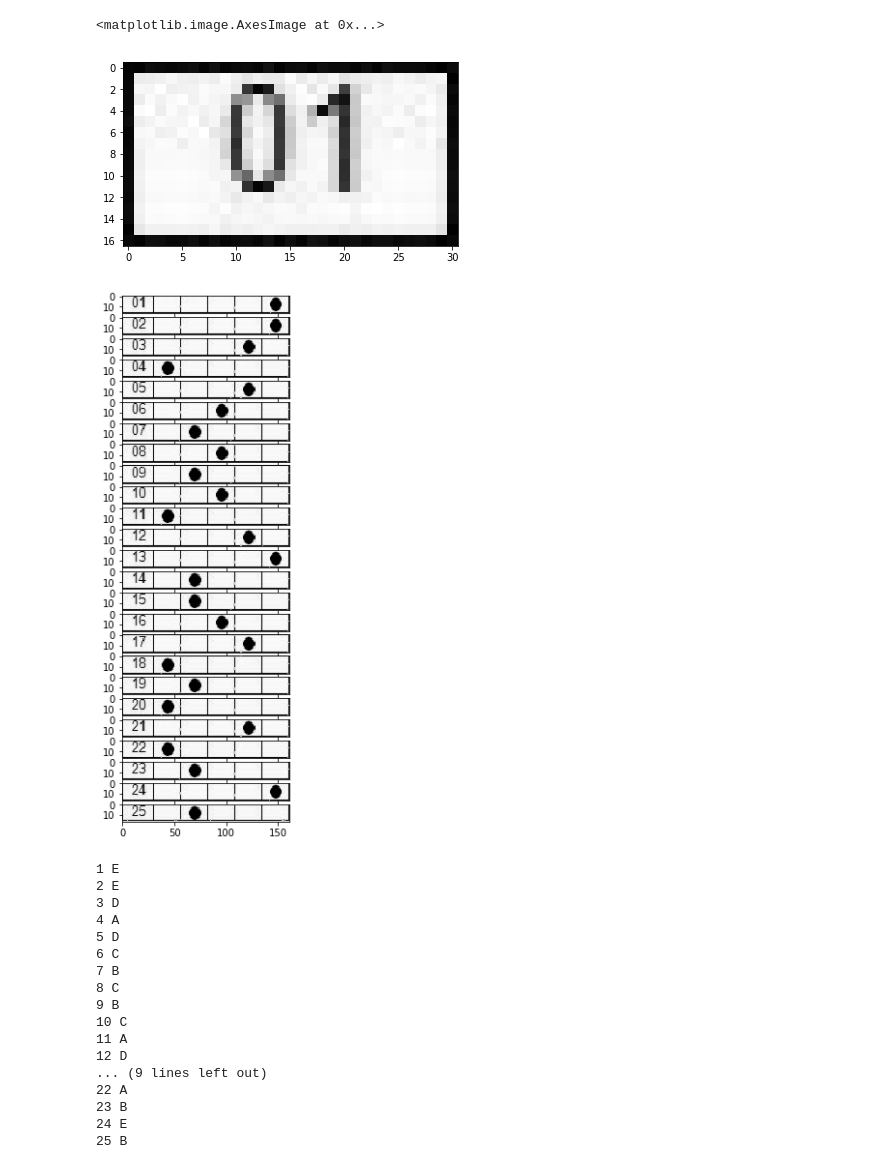
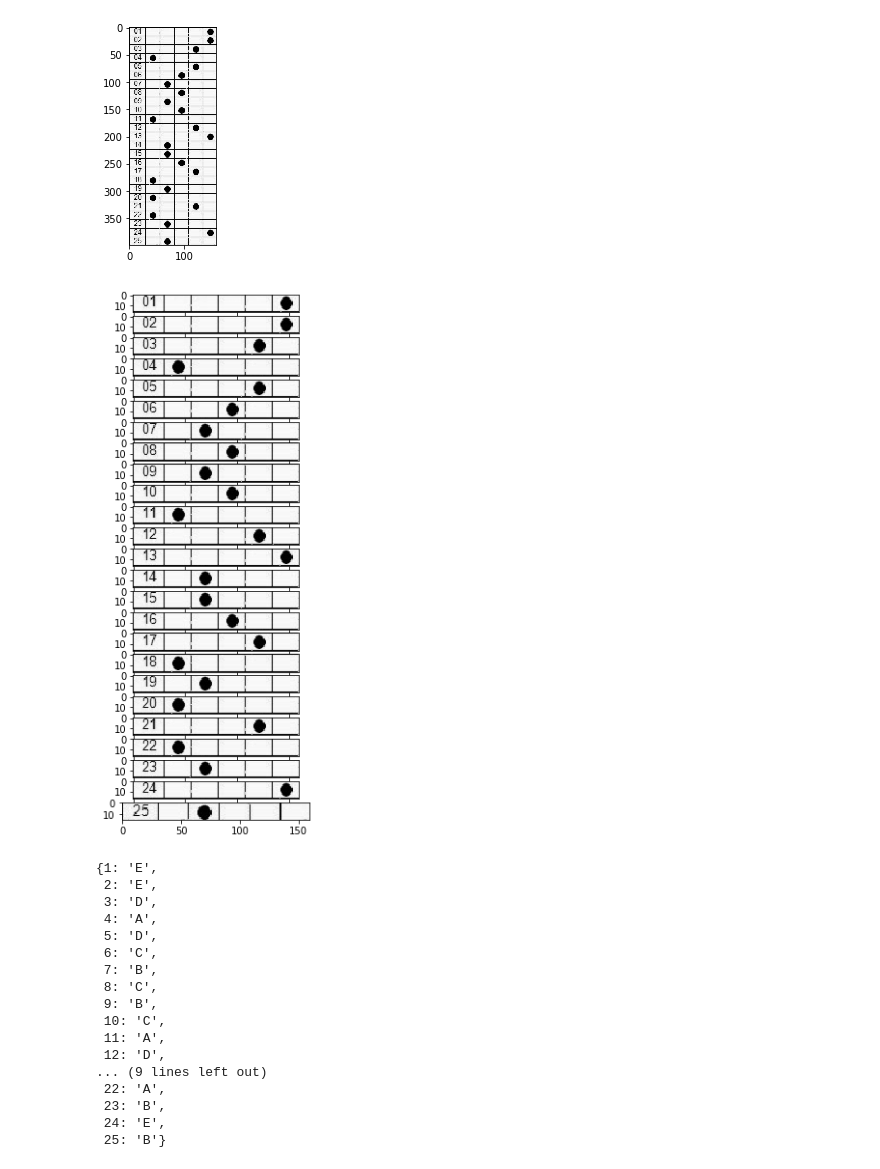
Before and after one commit to MWTA/gabaritoChecker, a Jupyter notebook: src/main.ipynb, the cells around one changed output. Saved outputs shown, nothing was run; the diff lists cells and outputs as text; code cells hidden in the pictures.

```diff
--- a/src/main.ipynb
+++ b/src/main.ipynb
@@ -85,19 +90,18 @@ plt.imshow(lines[:17,:], cmap = 'gray')
-# %%
-lines = image[24:,152:313]
-plt.imshow(lines[:17,:31], cmap = 'gray')
-# %% [output]
-<matplotlib.image.AxesImage at 0x...>
-[figure, removed]
+# %%
+image = image[16:,:]
+plot(image)
+#Ignorando a linha das alternativas....
+# %% [output]
+[figure, added]
 # %%
 dims = image.shape
-
-fig, ax = plt.subplots(25, 1, figsize = (25, 10), sharex = True)
+fig, ax = plt.subplots(25, 1, figsize = (30, 10), sharex = True)
 count = 0;
 for position in range(25):
-    ax[position].imshow(lines[count:count + 17, :], cmap = 'gray')
+    ax[position].imshow(image[count:count + 17, :], cmap = 'gray')
     count += 16 #Tamanho de cada linhas(retângulo)
 # %% [output]
-[figure, old version]
+[figure, new version]
 # %%
 dims = image.shape
 
@@ -111,10 +115,12 @@ def respostaMarcada(resp):
         4: 'E',
     }
 
+    gabarito = {}
+
     for k, x in enumerate(resp):
         letra = x.index(min(x))
-        print(k + 1, alts[letra])
-
+        gabarito[k + 1] =  alts[letra]
+    return gabarito
 
 def options():
     #fig, ax = plt.subplots(1, 5, figsize = (25, 10), sharex = True)
@@ -125,7 +131,7 @@ def options():
 
     for __ in range(25):
 
-        data = lines[count: count + 17, :]
+        data = image[count: count + 17, :]
         opts = []
 
         for posix in range(5):
@@ -137,24 +143,25 @@ def options():
         count2 = 30
         count += 16
 
-    respostaMarcada(resp)
+    return resp
 
-options()
+resp = options()
+respostaMarcada(resp)
 # %% [output]
-1 E
-2 E
-3 D
-4 A
-5 D
-6 C
-7 B
-8 C
-9 B
-10 C
-11 A
-12 D
+{1: 'E',
+ 2: 'E',
+ 3: 'D',
+ 4: 'A',
+ 5: 'D',
+ 6: 'C',
+ 7: 'B',
+ 8: 'C',
+ 9: 'B',
+ 10: 'C',
+ 11: 'A',
+ 12: 'D',
 ... (9 lines left out)
-22 A
-23 B
-24 E
-25 B
+ 22: 'A',
+ 23: 'B',
+ 24: 'E',
+ 25: 'B'}
```
Also changed, not shown: parts of 12 cells of this notebook.
